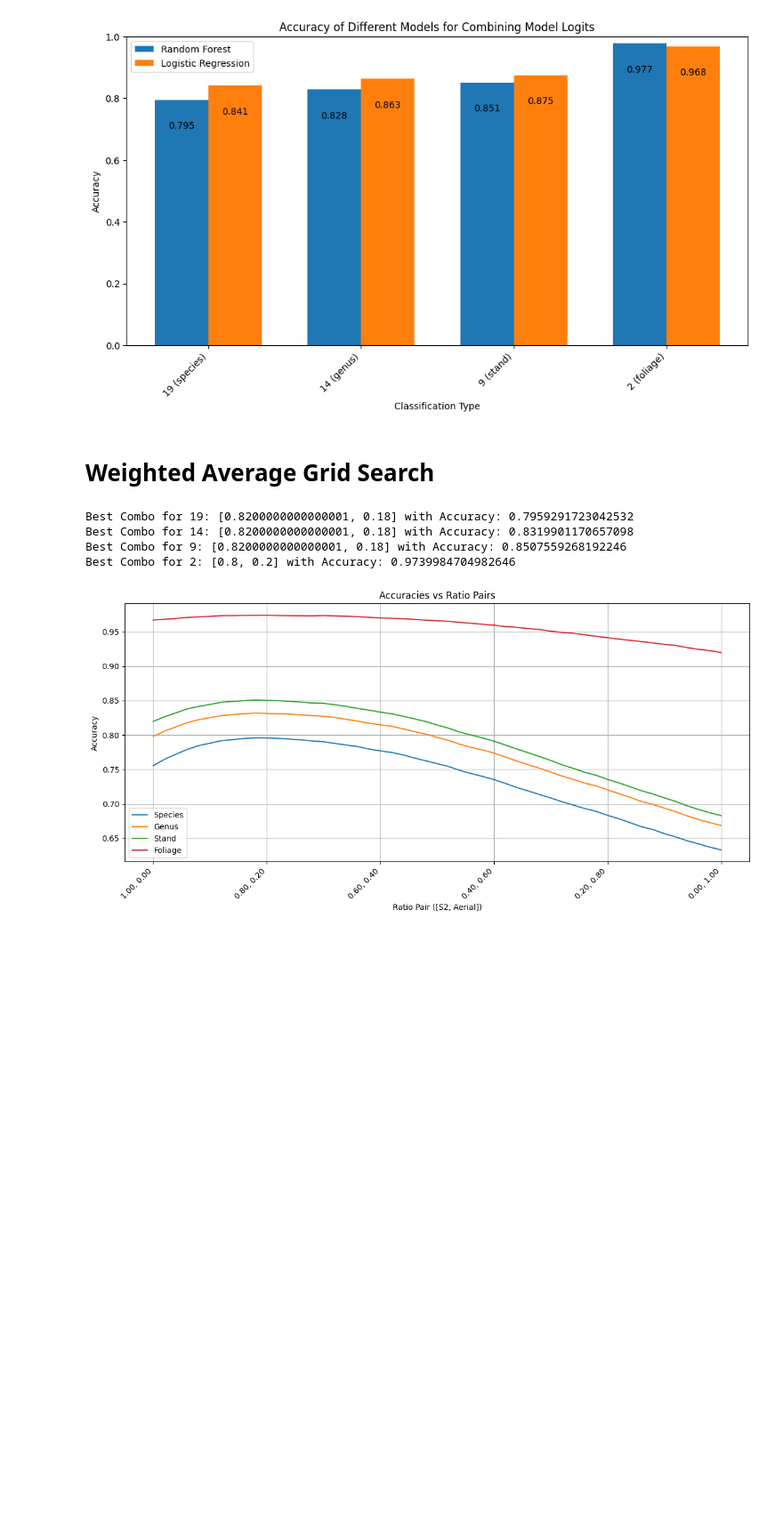
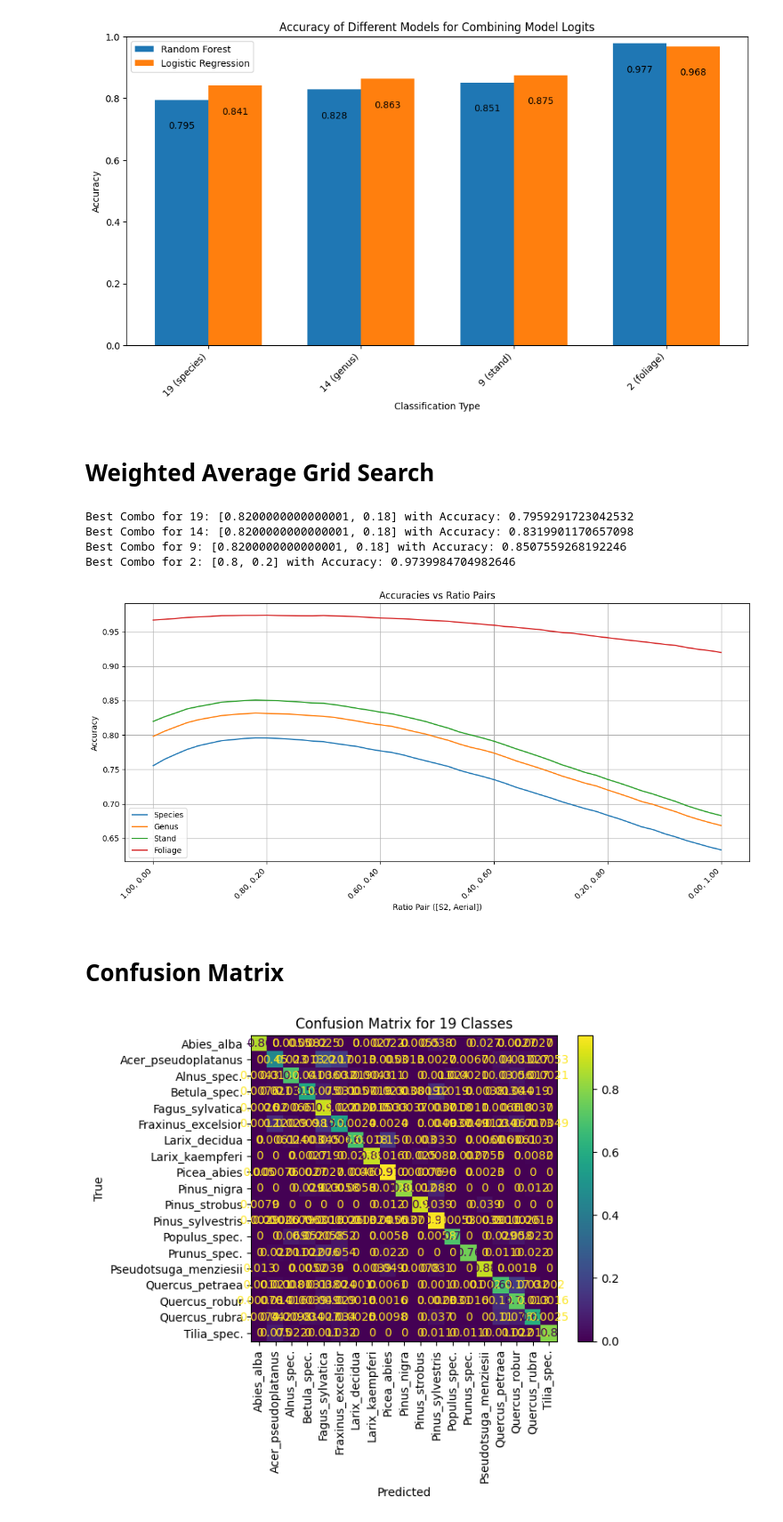
Before and after one commit to adampotton/MDM3-Rep-3, a Jupyter notebook: logit_combo.ipynb, the cells around one changed output. Shown at 89% size. Cells and saved outputs as stored; diff of their text form; code cells hidden in the pictures; blank space fills up the shorter version.

```diff
--- a/logit_combo.ipynb
+++ b/logit_combo.ipynb
@@ -124,7 +126,7 @@ _,av_pred_14 = np.unique(apply_mapping([number_to_tree[num] for num in np.argmax
 _,av_pred_9 = np.unique(apply_mapping([number_to_tree[num] for num in np.argmax(av_logits, axis=1)],2), return_inverse=True)
 _,av_pred_2 = np.unique(apply_mapping([number_to_tree[num] for num in np.argmax(av_logits, axis=1)],3), return_inverse=True)
 
-w_av_logits = (0.8*S2_logits + 0.2*A_logits)
+w_av_logits = (0.81*S2_logits + 0.19*A_logits)
 _,w_av_pred_19 = np.unique(apply_mapping([number_to_tree[num] for num in np.argmax(w_av_logits, axis=1)],0), return_inverse=True)
 _,w_av_pred_14 = np.unique(apply_mapping([number_to_tree[num] for num in np.argmax(w_av_logits, axis=1)],1), return_inverse=True)
 _,w_av_pred_9 = np.unique(apply_mapping([number_to_tree[num] for num in np.argmax(w_av_logits, axis=1)],2), return_inverse=True)
@@ -137,18 +139,26 @@ accuracies = {
     "A_19": np.mean(A_pred_19 == true_labels_19),
     "Average_19": np.mean(av_pred_19 == true_labels_19),
     "Weighted_Av_19": np.mean(w_av_pred_19 == true_labels_19),
+    "RF_19": accuracies_RF[0],
+    "LR_19": accuracies_LR[0],
     "S2_14": np.mean(S2_pred_14 == true_labels_14),
     "A_14": np.mean(A_pred_14 == true_labels_14),
     "Average_14": np.mean(av_pred_14 == true_labels_14),
     "Weighted_Av_14": np.mean(w_av_pred_14 == true_labels_14),
+    "RF_14": accuracies_RF[1],
+    "LR_14": accuracies_LR[1],
     "S2_9": np.mean(S2_pred_9 == true_labels_9),
     "A_9": np.mean(A_pred_9 == true_labels_9),
     "Average_9": np.mean(av_pred_9 == true_labels_9),
     "Weighted_Av_9": np.mean(w_av_pred_9 == true_labels_9),
+    "RF_9": accuracies_RF[2],
+    "LR_9": accuracies_LR[2],
     "S2_2": np.mean(S2_pred_2 == true_labels_2),
     "A_2": np.mean(A_pred_2 == true_labels_2),
     "Average_2": np.mean(av_pred_2 == true_labels_2),
-    "Weighted_Av_2": np.mean(w_av_pred_2 == true_labels_2)
+    "Weighted_Av_2": np.mean(w_av_pred_2 == true_labels_2),
+    "RF_2": accuracies_RF[3],
+    "LR_2": accuracies_LR[3],
 }
 
 print("Model\t\t\tAccuracy")
@@ -508,3 +504,5 @@ plt.tight_layout()
 plt.show()
 # %% [output]
 [figure]
+# %% [markdown]
+# Confusion Matrix
@@ -510,0 +564,14 @@ plt.show()
+# %%
+predictions = model_19.predict(stacked_features)
+
+cm_19 = metrics.confusion_matrix(true_labels_19, predictions)
+cm_19_norm = cm_19.astype('float') / cm_19.sum(axis=1)[:, np.newaxis]
+cm_19_display = metrics.ConfusionMatrixDisplay(confusion_matrix = cm_19_norm, display_labels = np.unique(true_labels))
+
+cm_19_display.plot(xticks_rotation='vertical')
+plt.title('Confusion Matrix for 19 Classes')
+plt.xlabel('Predicted')
+plt.ylabel('True')
+plt.show()
+# %% [output]
+[figure, added]
```
Also changed, not shown: parts of 9 cells of this notebook.
